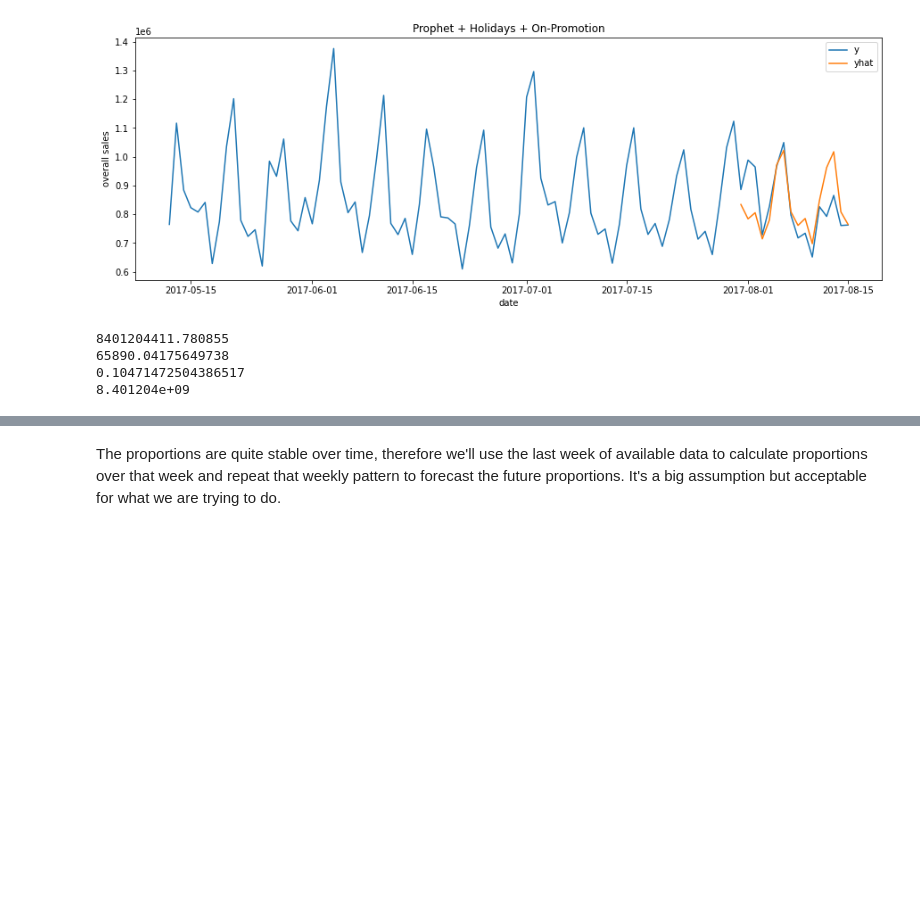
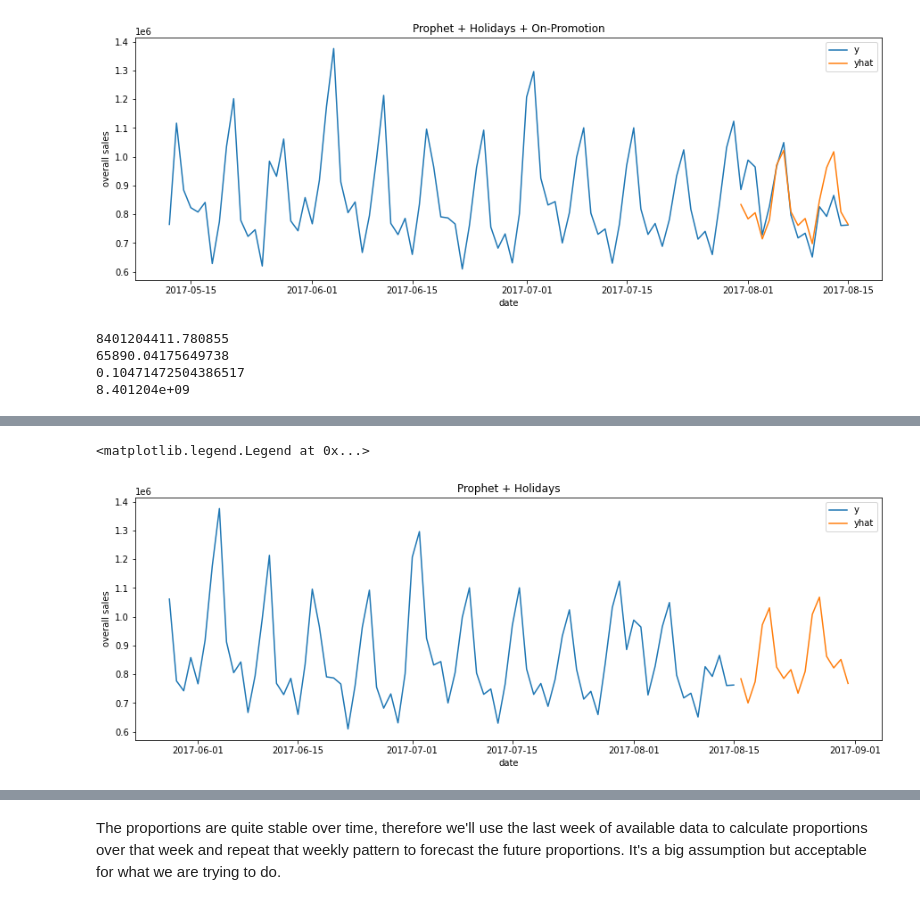
Before and after one commit to Oliss4t/BHT_Store_Sales_Time_Series_Forecasting, a Jupyter notebook: prophet.ipynb, the cells around one changed output, grey strips where cells are left out. Cells and saved outputs as stored; diff of their text form; code cells hidden in the pictures; blank space fills up the shorter version.

```diff
--- a/prophet.ipynb
+++ b/prophet.ipynb
@@ -445,0 +532,15 @@ print(format(mean_squared_error(validate_df_m3.y, validate_df_m3.yhat), 'e'))
+# %%
+data_all = pd.concat([train_validation_df,final_df], sort=False)
+data_all.set_index('ds', inplace=True)
+# %%
+plt.figure(figsize=(15, 5))
+plt.plot(data_all[['y','yhat']].tail(16*6))
+
+plt.ylabel("overall sales")
+plt.xlabel("date")
+plt.title("Prophet + Holidays")
+
+plt.legend(labels=['y', 'yhat'])
+# %% [output]
+<matplotlib.legend.Legend at 0x...>
+[figure, added]
```
Also changed, not shown: parts of 16 cells of this notebook, 1 other file.
